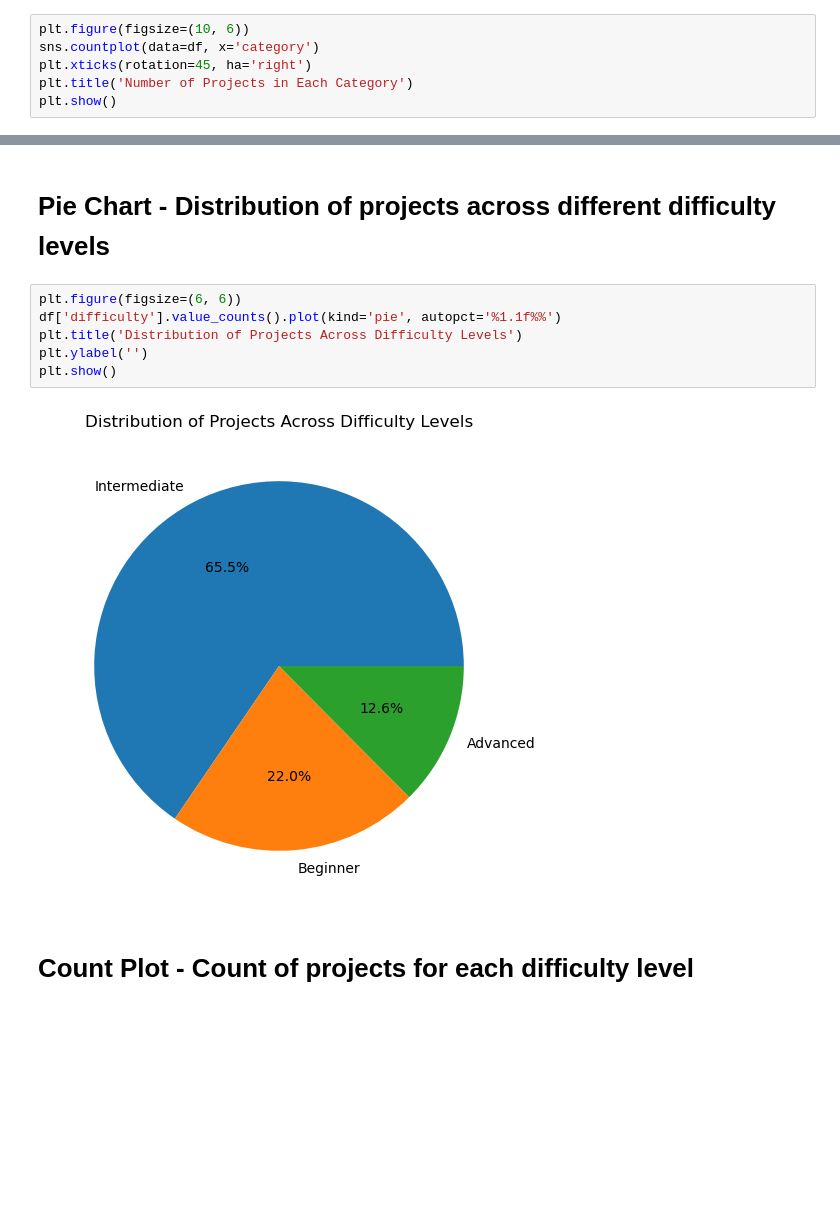
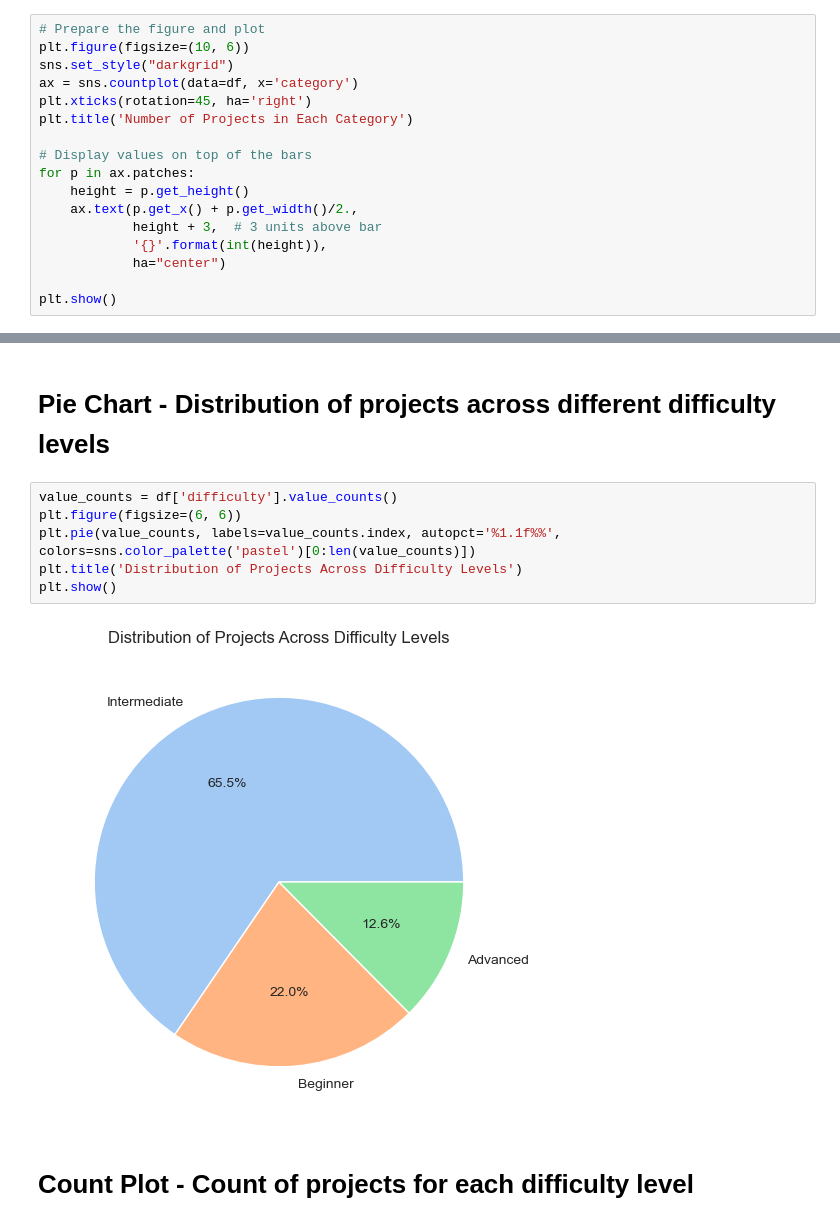
Before and after one commit to rbc23/AICodeChallenges, a Jupyter notebook: analyzing-the-code-challenges.ipynb, the cells around one changed output, grey strips where cells are left out. Cells and saved outputs as stored; diff of their text form; blank space fills up the shorter version.

```diff
--- a/analyzing-the-code-challenges.ipynb
+++ b/analyzing-the-code-challenges.ipynb
@@ -56,9 +56,20 @@ To create these visualizations in Pandas, you can use libraries like Matplotlib
 # %% [markdown]
 # Bar Chart - Number of projects in each category
 # %%
+# Prepare the figure and plot
 plt.figure(figsize=(10, 6))
-sns.countplot(data=df, x='category')
+sns.set_style("darkgrid")
+ax = sns.countplot(data=df, x='category')
 plt.xticks(rotation=45, ha='right')
 plt.title('Number of Projects in Each Category')
+
+# Display values on top of the bars
+for p in ax.patches:
+    height = p.get_height()
+    ax.text(p.get_x() + p.get_width()/2.,
+            height + 3,  # 3 units above bar
+            '{}'.format(int(height)),
+            ha="center")
+
 plt.show()
 # %% [output]
@@ -66,13 +77,13 @@ plt.show()
 # %% [markdown]
 # Pie Chart - Distribution of projects across different difficulty levels
 # %%
+value_counts = df['difficulty'].value_counts()
 plt.figure(figsize=(6, 6))
-df['difficulty'].value_counts().plot(kind='pie', autopct='%1.1f%%')
+plt.pie(value_counts, labels=value_counts.index, autopct='%1.1f%%', colors=sns.color_palette('pastel')[0:len(value_counts)])
 plt.title('Distribution of Projects Across Difficulty Levels')
-plt.ylabel('')
 plt.show()
 # %% [output]
-[figure, old version]
+[figure, new version]
 # %% [markdown]
 # Count Plot - Count of projects for each difficulty level
 # %%
```
Also changed, not shown: parts of 5 cells of this notebook, 50 other files.
